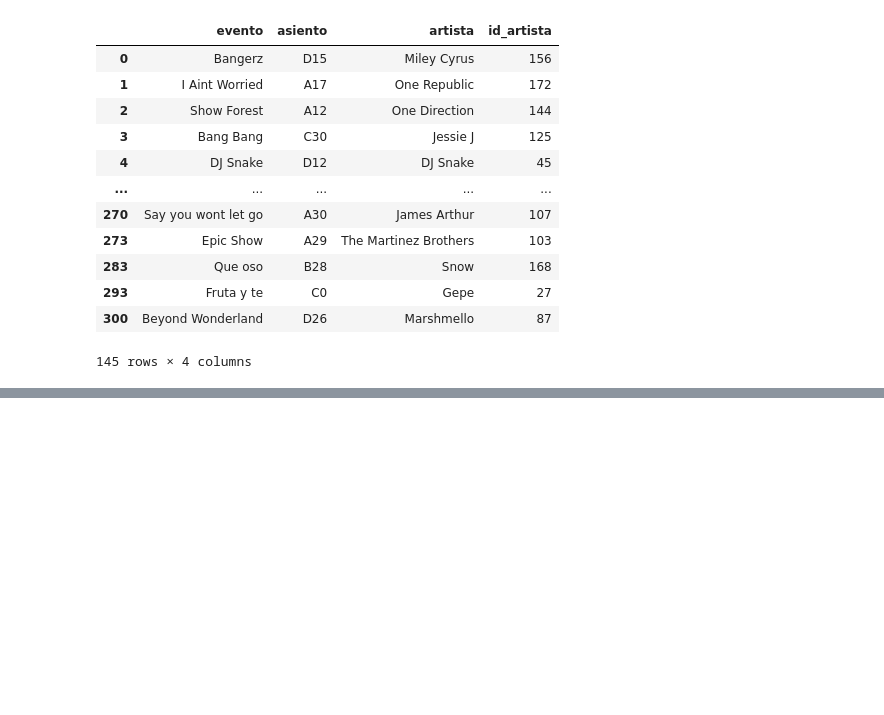
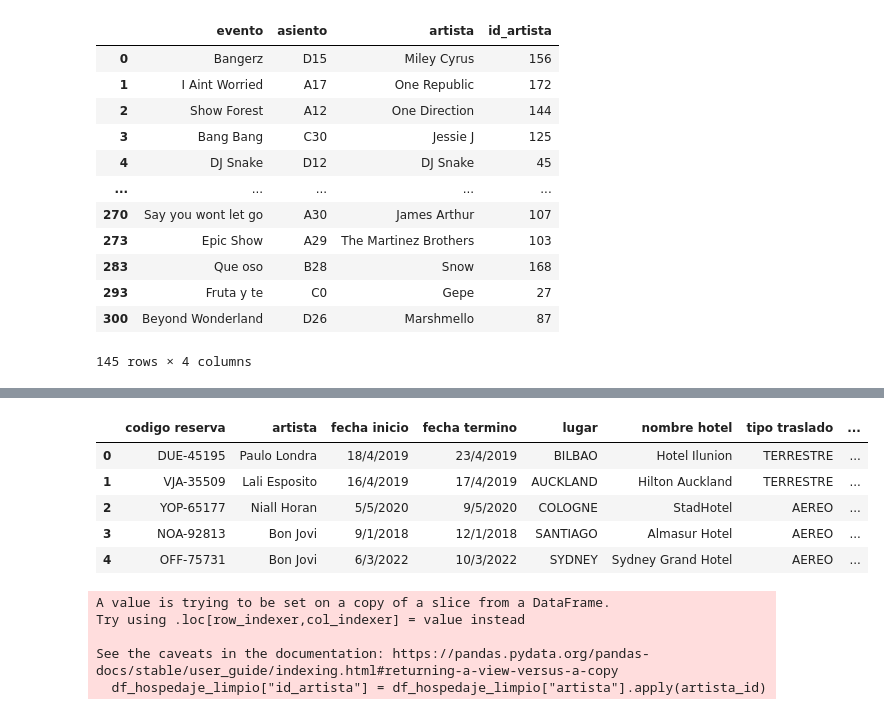
Before and after one commit to Borjampm/Proyecto_BDD, a Jupyter notebook: Entrega 2/Datos Impares/Limpieza.ipynb, the cells around one changed output, grey strips where cells are left out. Saved outputs shown, nothing was run; the diff lists cells and outputs as text; code cells hidden in the pictures; blank space fills up the shorter version.

```diff
--- a/Entrega 2/Datos Impares/Limpieza.ipynb
+++ b/Entrega 2/Datos Impares/Limpieza.ipynb
@@ -592,0 +662,4 @@ transformar_entradas(156)
+# %%
+df_hospedaje.value_counts()
+df_hospedaje_limpio = df_hospedaje.drop_duplicates()
+df_hospedaje_limpio.value_counts()
@@ -592,0 +680,17 @@ transformar_entradas(156)
+# %%
+df_hospedaje_limpio.head()
+# %% [output]
+|  | codigo reserva | artista | fecha inicio | fecha termino | lugar | nombre hotel | tipo traslado | ... |
+| 0 | DUE-45195 | Paulo Londra | 18/4/2019 | 23/4/2019 | BILBAO | Hotel Ilunion | TERRESTRE | ... |
+| 1 | VJA-35509 | Lali Esposito | 16/4/2019 | 17/4/2019 | AUCKLAND | Hilton Auckland | TERRESTRE | ... |
+| 2 | YOP-65177 | Niall Horan | 5/5/2020 | 9/5/2020 | COLOGNE | StadHotel | AEREO | ... |
+| 3 | NOA-92813 | Bon Jovi | 9/1/2018 | 12/1/2018 | SANTIAGO | Almasur Hotel | AEREO | ... |
+| 4 | OFF-75731 | Bon Jovi | 6/3/2022 | 10/3/2022 | SYDNEY | Sydney Grand Hotel | AEREO | ... |
+# %%
+df_hospedaje_limpio["id_artista"] = df_hospedaje_limpio["artista"].apply(artista_id)
+# %% [output]
+A value is trying to be set on a copy of a slice from a DataFrame.
+Try using .loc[row_indexer,col_indexer] = value instead
+
+See the caveats in the documentation: https://pandas.pydata.org/pandas-docs/stable/user_guide/indexing.html#returning-a-view-versus-a-copy
+  df_hospedaje_limpio["id_artista"] = df_hospedaje_limpio["artista"].apply(artista_id)
```
Also changed, not shown: parts of 17 cells of this notebook, 3 other files.
